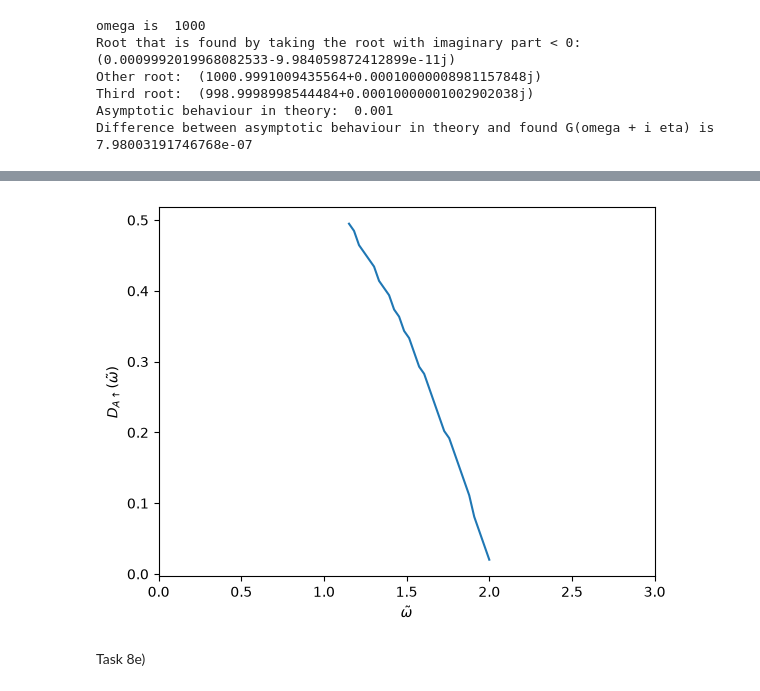
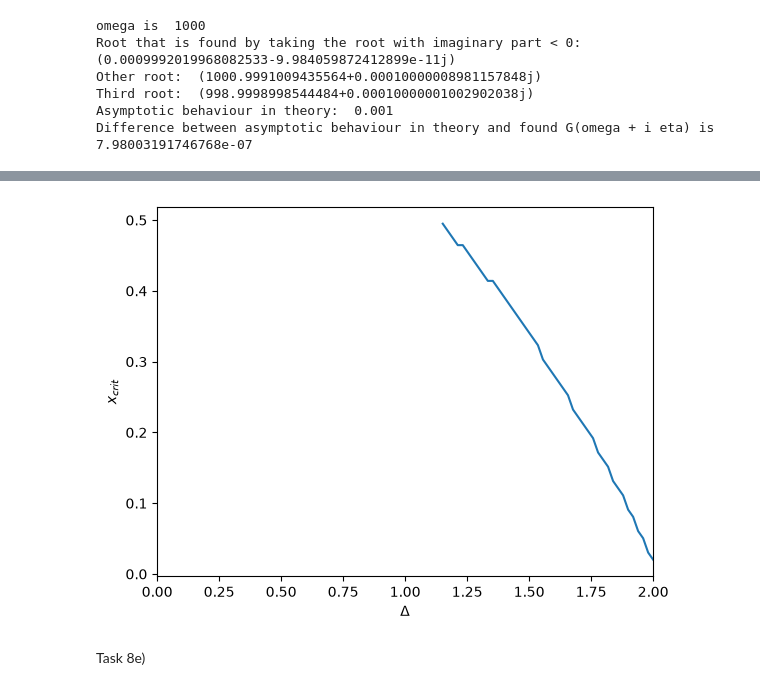
Before and after one commit to mariette03/machine_learning_cc, a Jupyter notebook: qmcdNEWMAYBE.ipynb, the cells around one changed output, grey strips where cells are left out. Saved outputs shown, nothing was run; the diff lists cells and outputs as text; code cells hidden in the pictures.

```diff
--- a/qmcdNEWMAYBE.ipynb
+++ b/qmcdNEWMAYBE.ipynb
@@ -188,21 +132,21 @@ Third root:  (998.9998998544484+0.00010000001002902038j)
 Asymptotic behaviour in theory:  0.001
 Difference between asymptotic behaviour in theory and found G(omega + i eta) is  7.98003191746768e-07
 # %%
-Deltas = [-1, -0.1, 0.1, 0.5, 1, 1.2, 1.5, 2, 3]
+Deltas = [0.1, 0.5, 1, 1.2, 1.5, 2, 3]
 # Delta << 1     weak disorder / small on-site contrast
 # Delta ~ 1      moderate disorder
 # Delta > 1–2    strong disorder, possible band splitting / gap opening
 
-# TODO diskutieren: Ob ein Gap bei ω=0 entsteht, hängt aber nicht nur von Δ, sondern auch von K, V und x ab. Wenn dein ungestörtes Band etwa
-# breit ist, dann muss Δ groß genug sein, um die zwei Bestandteile spektral deutlich zu trennen. Daher sind On-site-Energien der Größenordnung 0 bis ein paar V typische sinnvolle Werte.
 xs = np.linspace(0.0, 1.0, 100)
 
 for Delta in Deltas:
-    print(find_critical_x(Delta))
     DoSs = []
     for x in xs:
-        DoSs.append(DoS_fermi_level_numpy(Delta, x)) # TODO ausgeben lassen wenn DoS actually 0 ist
-    plt.plot(xs, DoSs, label=f"Delta is {Delta}")
-    plt.legend()
+        DoSs.append(DoS_fermi_level_numpy(Delta, x))
+    plt.plot(xs, DoSs, label=f"$\Delta=$ {Delta}")
+    plt.xlabel(r"composition $x$")
+    plt.ylabel(r"averaged DoS at Fermi level $\bar{D}(0)$")
+    plt.legend(loc="upper right")
+    plt.savefig(f"DoS_Delta_{Delta}.png", dpi=300)
     plt.show()
 # %% [output]
@@ -222,39 +160,38 @@ None
 # %%
 # Delta << 1     weak disorder / small on-site contrast
 # Delta ~ 1      moderate disorder
 # Delta > 1–2    strong disorder, possible band splitting / gap opening
-
 
 def find_critical_x(Delta):
     eta = 1e-4
     xs = np.linspace(0.0, 1.0, 100)
     DoSs = []
     for x in xs:
         DoSs.append(DoS_fermi_level_numpy(Delta, x))
     previous_DoS = DoSs[0]
     for i in range(1, len(DoSs)-1):
         current_DoS = DoSs[i]
-        if ((previous_DoS < -eta and current_DoS > -eta) or (previous_DoS > eta and current_DoS < eta)): # TODO anpassen je nachdem obs steigt oder fällt
+        if (previous_DoS > eta and current_DoS < eta):
             return xs[i]
         else:
             previous_DoS = current_DoS
     return None
 
-# TODO diskutieren: Ob ein Gap bei ω=0 entsteht, hängt aber nicht nur von Δ, sondern auch von K, V und x ab. Wenn dein ungestörtes Band etwa
-# breit ist, dann muss Δ groß genug sein, um die zwei Bestandteile spektral deutlich zu trennen. Daher sind On-site-Energien der Größenordnung 0 bis ein paar V typische sinnvolle Werte.
-Deltas = np.linspace(0.0, 3.0, 100)
+Deltas = np.linspace(0.0, 2.0, 100)
 x_crits = []
 
 for Delta in Deltas:
-    x_crits.append(find_critical_x(Delta))
+    x_c = find_critical_x(Delta)
+    x_crits.append(x_c)
 
-plt.xlim(0, 3.0)
+plt.xlim(0, 2.0)
 plt.plot(Deltas, x_crits)
-plt.xlabel(r"$\tilde{\omega}$") # TODO change
-plt.ylabel(r"$D_{A\uparrow}(\tilde{\omega})$")
+plt.xlabel(r"$\Delta$")
+plt.ylabel(r"$x_{crit}$")
+plt.savefig("x_crit.png", dpi=300)
 plt.show()
 # %% [output]
-[figure, old version]
+[figure, new version]
 # %% [markdown]
 Task 8e)
 # %%
```
Also changed, not shown: parts of 17 cells of this notebook, 19 other files.
